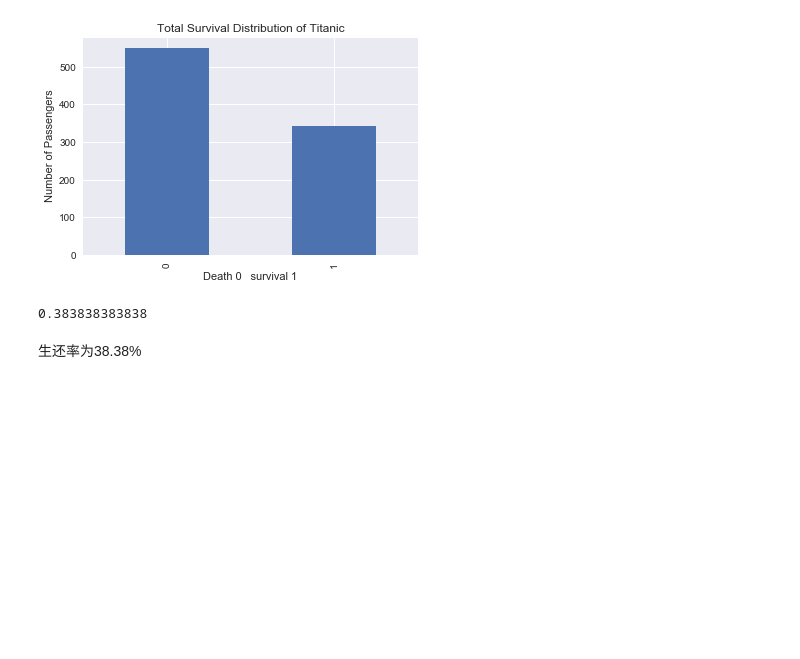
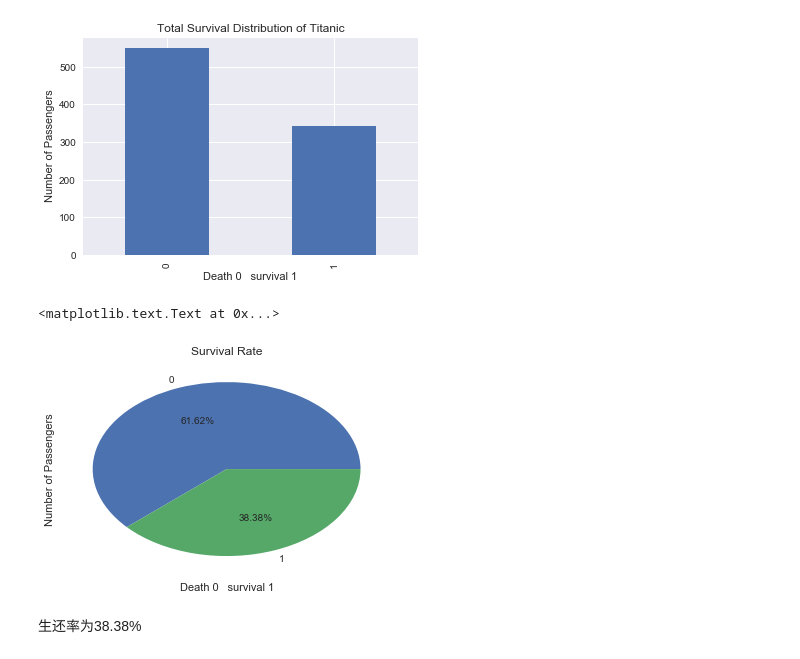
Before and after one commit to RedChueng/Investigate_a_-Dataset, a Jupyter notebook: Investigate_Titanic_Data.ipynb, the cells around one changed output. Saved outputs shown, nothing was run; the diff lists cells and outputs as text; code cells hidden in the pictures; blank space fills up the shorter version.

```diff
--- a/Investigate_Titanic_Data.ipynb
+++ b/Investigate_Titanic_Data.ipynb
@@ -106,13 +108,16 @@ plt.title('Total Survival Distribution of Titanic')
 Name: Survived, dtype: int64
 <matplotlib.text.Text at 0x...>
 [figure]
-# %%
-# 计算生还率
-
-survive_rate = float(titanic_df['Survived'].value_counts()[1]) / titanic_df['Survived'].value_counts().sum() #生还率
-print survive_rate
-# %% [output]
-0.383838383838
+# %%
+# 计算生还率
+
+titanic_df.groupby('Survived')['PassengerId'].count().plot(kind='pie', autopct='%.2f%%')
+plt.xlabel('Death 0   survival 1')
+plt.ylabel('Number of Passengers')
+plt.title('Survival Rate')
+# %% [output]
+<matplotlib.text.Text at 0x...>
+[figure, added]
 # %% [markdown]
 生还率为38.38%
 # %% [markdown]
```
Also changed, not shown: parts of 9 cells of this notebook.
